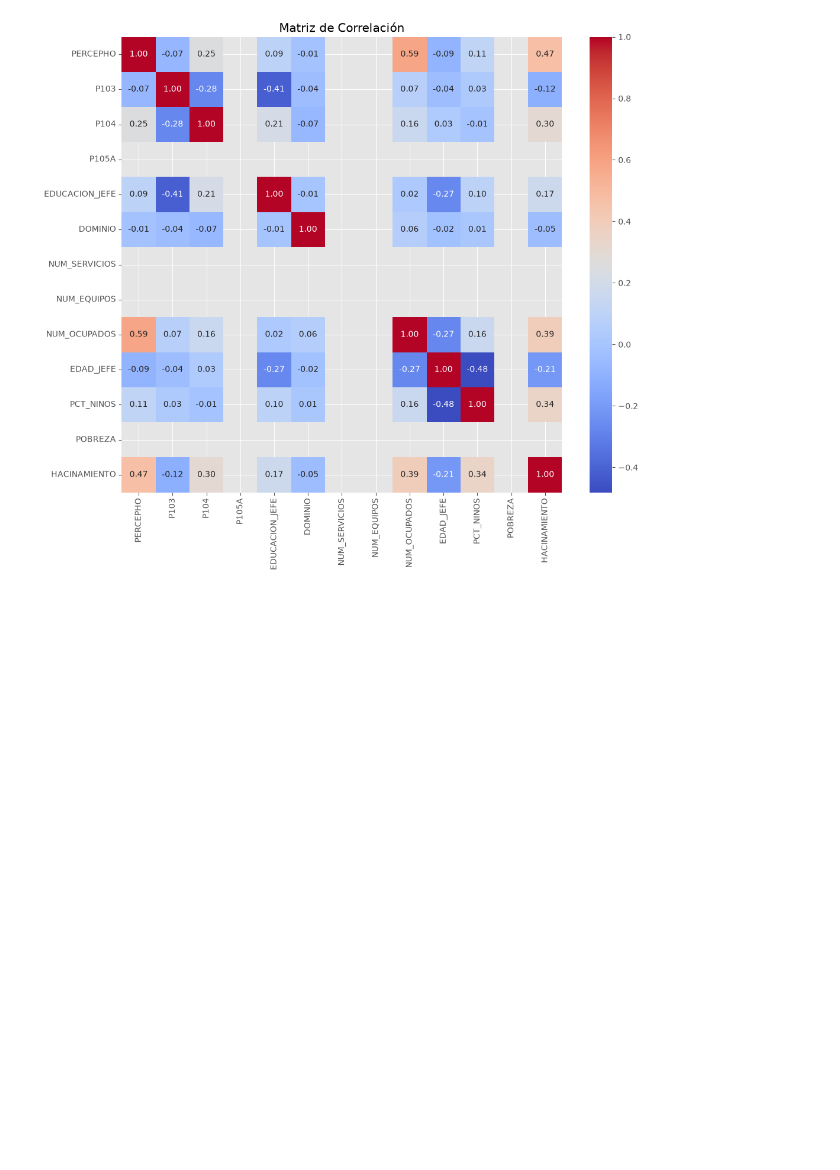
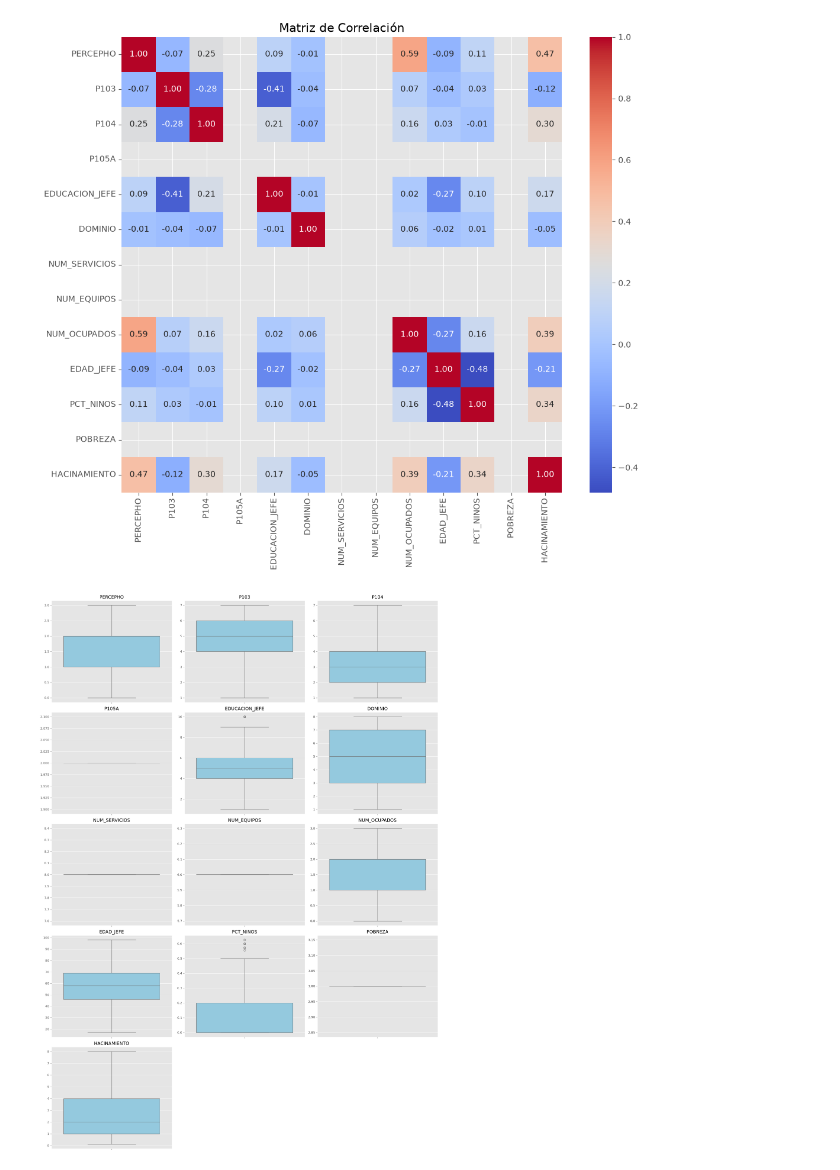
Before and after one commit to DianAnto2103/AnalisisENAHO2025, a Jupyter notebook: notebooks/03_Analisis_Visualizacion_y_conclusiones.ipynb, the cells around one changed output. Drawn from its saved outputs; the diff is of its cells as text; code cells hidden in the pictures; blank space fills up the shorter version.

```diff
--- a/notebooks/03_Analisis_Visualizacion_y_conclusiones.ipynb
+++ b/notebooks/03_Analisis_Visualizacion_y_conclusiones.ipynb
@@ -151,3 +151,43 @@ plt.savefig("../figures/analisis_correlacion.png", dpi=300, bbox_inches="tight")
 plt.show()
 # %% [output]
 [figure]
+# %%
+# =====================================
+# BOXPLOTS DE VARIABLES NUMÉRICAS
+# =====================================
+
+import math
+
+variables = df.select_dtypes(include=np.number).columns
+
+columnas = 3
+filas = math.ceil(len(variables) / columnas)
+
+fig, axes = plt.subplots(filas, columnas, figsize=(18, 5 * filas))
+axes = axes.flatten()
+
+for i, variable in enumerate(variables):
+    sns.boxplot(
+        y=df[variable],
+        ax=axes[i],
+        color="skyblue"
+    )
+    axes[i].set_title(variable)
+    axes[i].set_ylabel("")
+
+# Eliminar ejes vacíos
+for j in range(i + 1, len(axes)):
+    fig.delaxes(axes[j])
+
+plt.tight_layout()
+
+# Guardar figura
+plt.savefig(
+    "../figures/analisis_boxplots.png",
+    dpi=300,
+    bbox_inches="tight"
+)
+
+plt.show()
+# %% [output]
+[figure, added]
```
Also changed, not shown: parts of 1 cell of this notebook, 1 other file.
